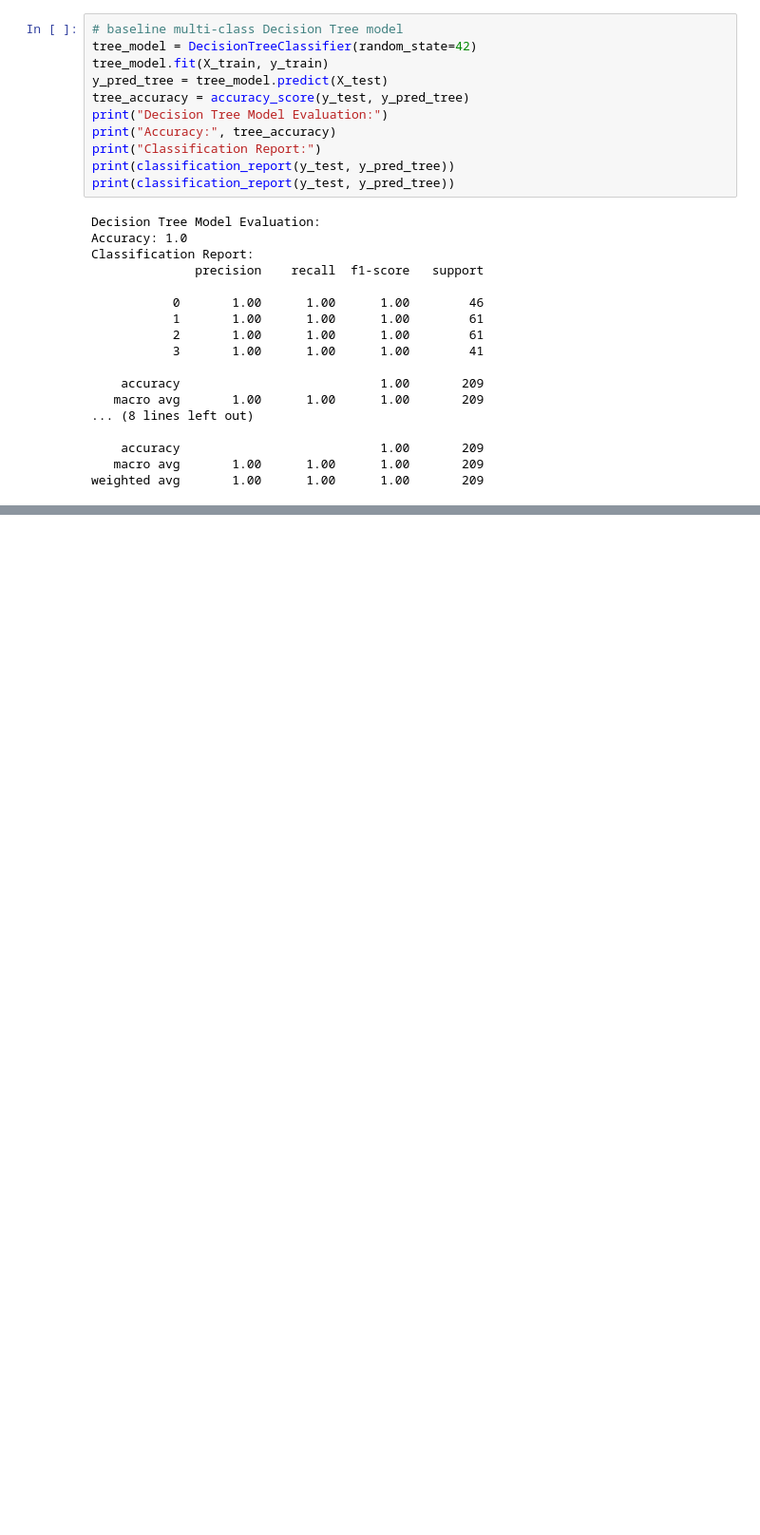
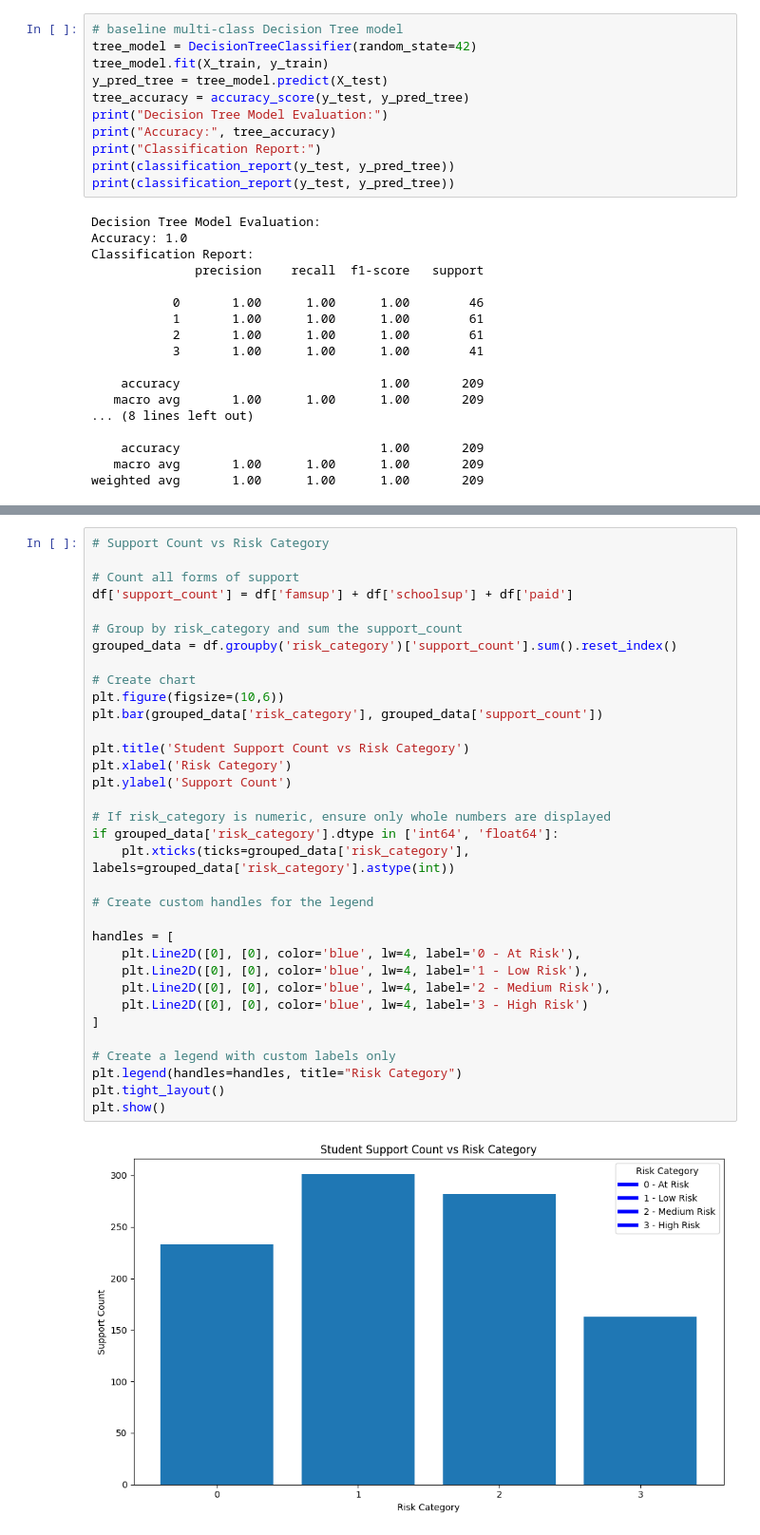
Before and after one commit to ethanshipman/Group-5-Project-4, a Jupyter notebook: Jupyter_Notebooks/Hannah_Model_Optimization.ipynb, the cells around one changed output, grey strips where cells are left out. Shown: that part at 95% size. Cells and saved outputs as stored; diff of their text form; blank space fills up the shorter version.

```diff
--- a/Jupyter_Notebooks/Hannah_Model_Optimization.ipynb
+++ b/Jupyter_Notebooks/Hannah_Model_Optimization.ipynb
@@ -248,0 +263,36 @@ weighted avg       1.00      1.00      1.00       209
+# %%
+# Support Count vs Risk Category
+
+# Count all forms of support
+df['support_count'] = df['famsup'] + df['schoolsup'] + df['paid']
+
+# Group by risk_category and sum the support_count
+grouped_data = df.groupby('risk_category')['support_count'].sum().reset_index()
+
+# Create chart
+plt.figure(figsize=(10,6))
+plt.bar(grouped_data['risk_category'], grouped_data['support_count'])
+
+plt.title('Student Support Count vs Risk Category')
+plt.xlabel('Risk Category')
+plt.ylabel('Support Count')
+
+# If risk_category is numeric, ensure only whole numbers are displayed
+if grouped_data['risk_category'].dtype in ['int64', 'float64']:
+    plt.xticks(ticks=grouped_data['risk_category'], labels=grouped_data['risk_category'].astype(int))
+
+# Create custom handles for the legend
+
+handles = [
+    plt.Line2D([0], [0], color='blue', lw=4, label='0 - At Risk'),
+    plt.Line2D([0], [0], color='blue', lw=4, label='1 - Low Risk'),
+    plt.Line2D([0], [0], color='blue', lw=4, label='2 - Medium Risk'),
+    plt.Line2D([0], [0], color='blue', lw=4, label='3 - High Risk')
+]
+
+# Create a legend with custom labels only
+plt.legend(handles=handles, title="Risk Category")
+plt.tight_layout()
+plt.show()
+# %% [output]
+[figure, added]
```
Also changed, not shown: parts of 6 cells of this notebook.
